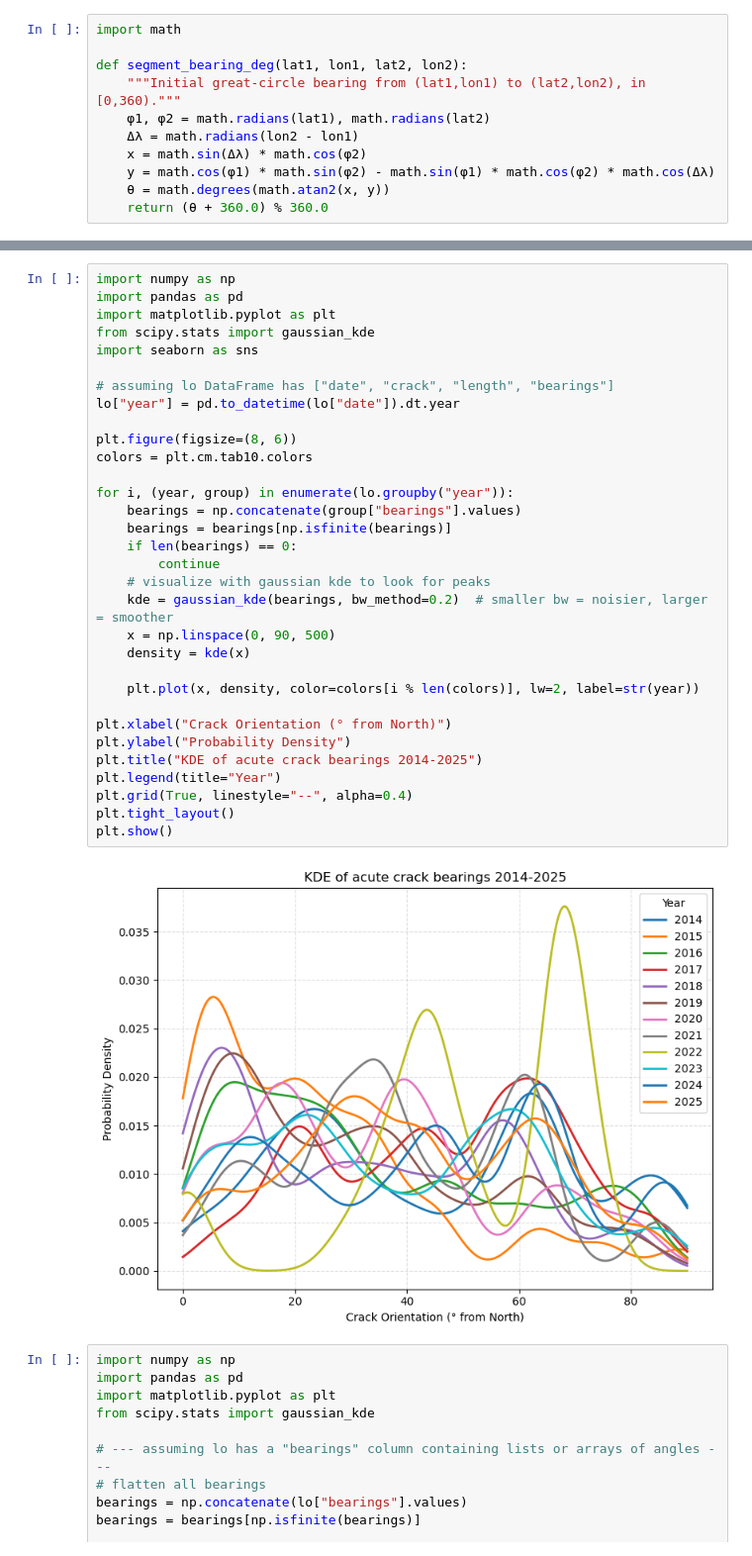
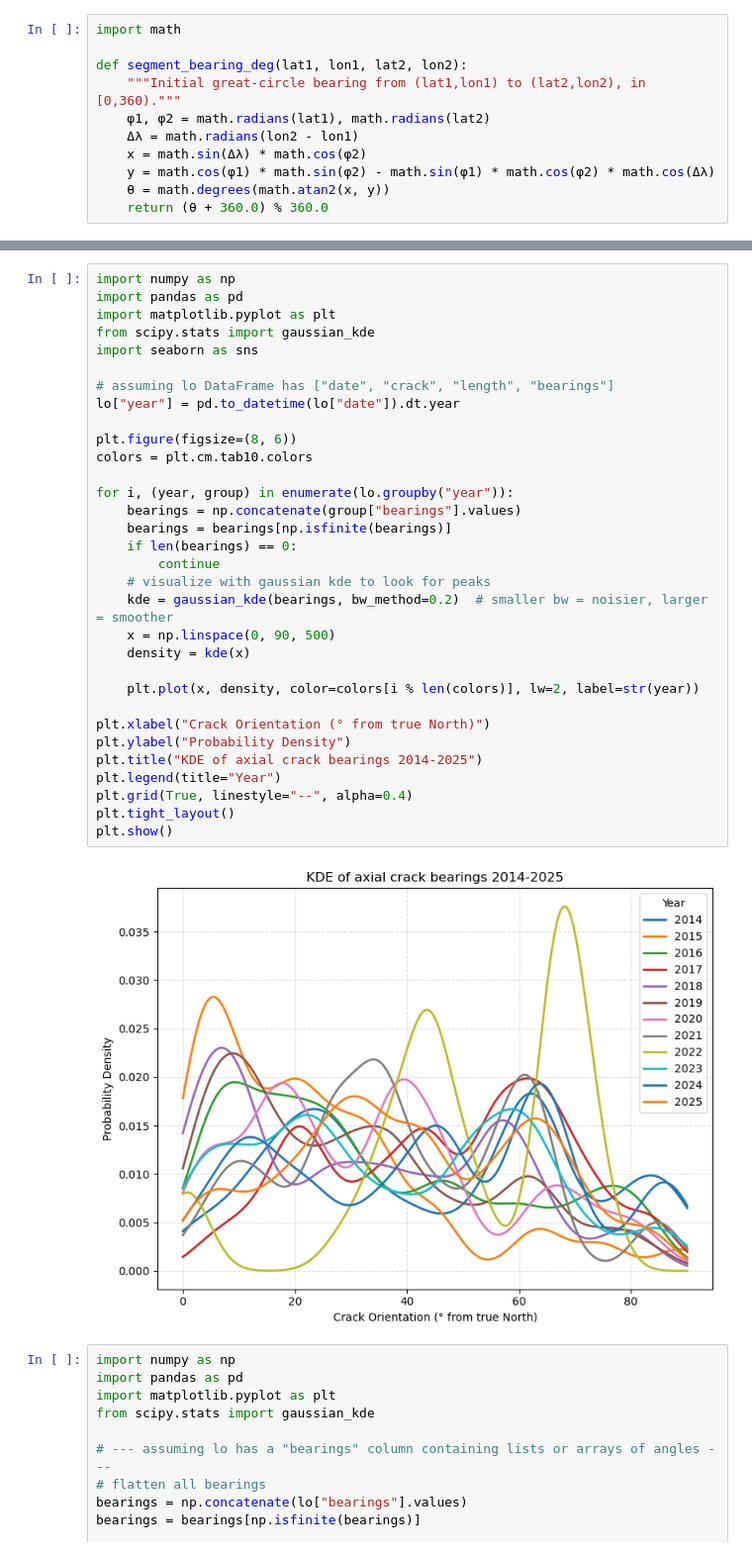
Before and after one commit to kovaleskima/KobukData, a Jupyter notebook: no_winds_gaussian.ipynb, the cells around one changed output, grey strips where cells are left out. Shown at 99% size. Drawn from its saved outputs; the diff is of its cells as text.

```diff
--- a/no_winds_gaussian.ipynb
+++ b/no_winds_gaussian.ipynb
@@ -96,36 +96,36 @@ print(bearings)
 import numpy as np
 import pandas as pd
 import matplotlib.pyplot as plt
 from scipy.stats import gaussian_kde
 import seaborn as sns
 
 # assuming lo DataFrame has ["date", "crack", "length", "bearings"]
 lo["year"] = pd.to_datetime(lo["date"]).dt.year
 
 plt.figure(figsize=(8, 6))
 colors = plt.cm.tab10.colors
 
 for i, (year, group) in enumerate(lo.groupby("year")):
     bearings = np.concatenate(group["bearings"].values)
     bearings = bearings[np.isfinite(bearings)]
     if len(bearings) == 0:
         continue
     # visualize with gaussian kde to look for peaks
     kde = gaussian_kde(bearings, bw_method=0.2)  # smaller bw = noisier, larger = smoother
     x = np.linspace(0, 90, 500)
     density = kde(x)
 
     plt.plot(x, density, color=colors[i % len(colors)], lw=2, label=str(year))
 
-plt.xlabel("Crack Orientation (° from North)")
+plt.xlabel("Crack Orientation (° from true North)")
 plt.ylabel("Probability Density")
-plt.title("KDE of acute crack bearings 2014-2025")
+plt.title("KDE of axial crack bearings 2014-2025")
 plt.legend(title="Year")
 plt.grid(True, linestyle="--", alpha=0.4)
 plt.tight_layout()
 plt.show()
 # %% [output]
-[figure, old version]
+[figure, new version]
 # %%
 import numpy as np
 import pandas as pd
```
Also changed, not shown: parts of 3 cells of this notebook.
